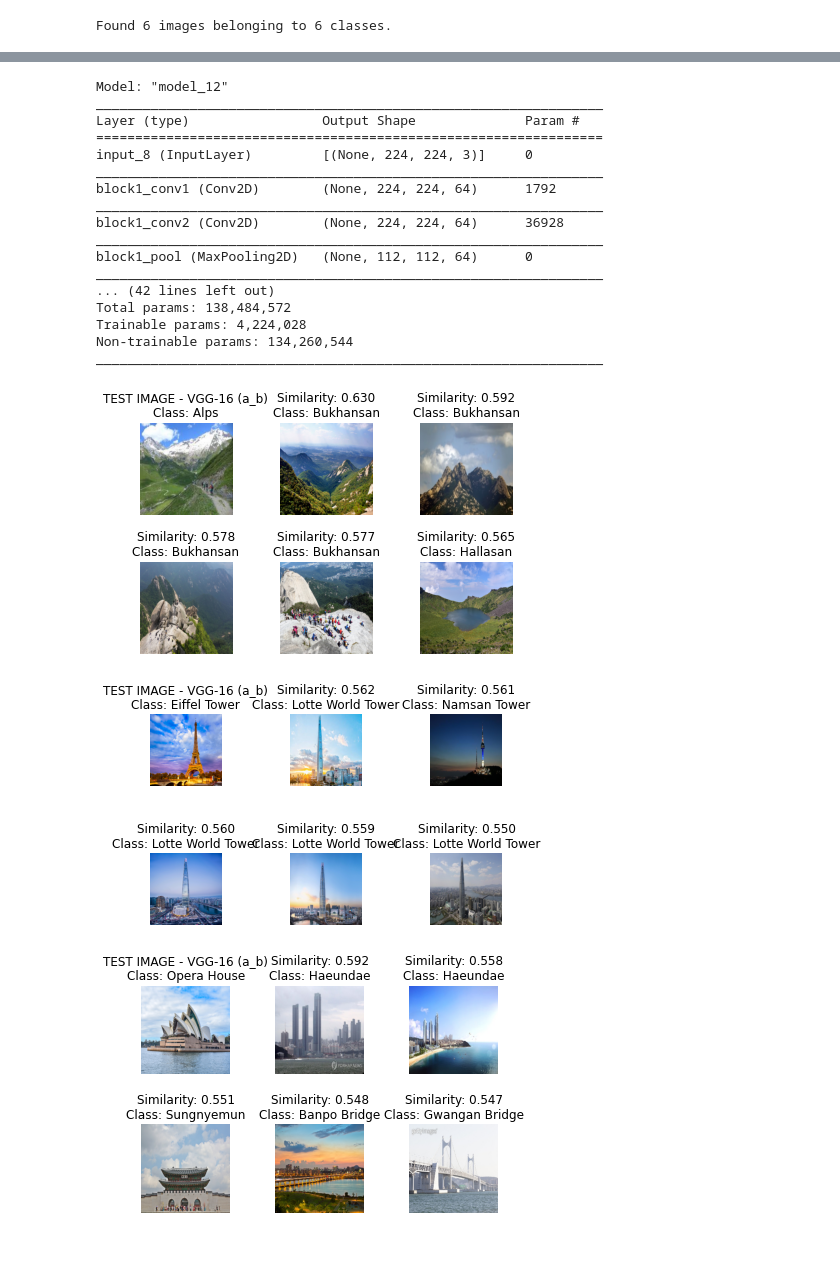
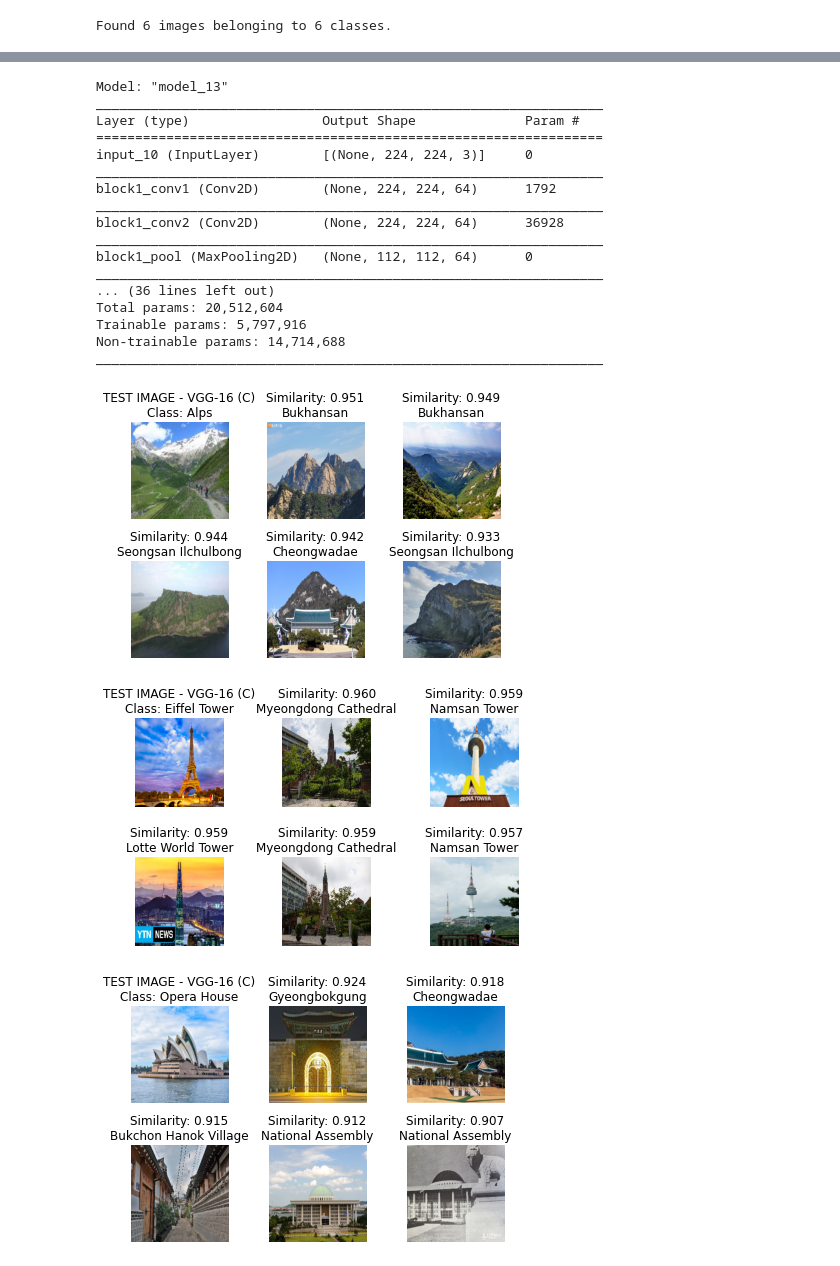
Before and after one commit to wa976/DL_teamproject, a Jupyter notebook: project3_final.ipynb, the cells around one changed output, grey strips where cells are left out. Drawn from its saved outputs; the diff is of its cells as text; code cells hidden in the pictures.

```diff
--- a/project3_final.ipynb
+++ b/project3_final.ipynb
@@ -512,0 +238,19 @@ All files added.
+# %%
+from tensorflow.keras import models
+from tensorflow.keras import layers
+
+model = models.Sequential()
+model.add(vgg16)
+model.add(layers.Flatten())
+model.add(layers.Dense(4096, activation='relu'))
+model.add(layers.Dense(1024, activation='relu'))
+model.add(layers.Dense(28, activation='softmax'))
+# %%
+model.compile(optimizer='adam', loss='categorical_crossentropy', metrics=['accuracy'])
+# %%
+model.fit_generator(train_generator,
+                    epochs=epochs,
+                    steps_per_epoch=num_of_train_samples // batch_size,
+                    validation_data=valid_generator,
+                    validation_steps=num_of_valid_samples // batch_size
+                    )
@@ -525,13 +978,13 @@ Found 6 images belonging to 6 classes.
 # %%
-# Get similar images of test images for VGG-16 (a_a)
+# Get similar images of test images for VGG-16 (A)
 
-vgg_model_a = getVGG16Model(lastFourTrainable=False)
-vgg_model_a.load_weights('/content/gdrive/My Drive/deeplearning/project/model_vgg_nontrainable.h5')
-feature_model_vgg_a_a = Model(inputs=vgg_model_a.input, outputs=vgg_model_a.get_layer('new_fc').output)
+vgg_model_A = getVGG16Model(lastFourTrainable=False)
+vgg_model_A.load_weights('/content/gdrive/My Drive/deeplearning/project/model_vgg_A.h5')
+feature_model_vgg_A = Model(inputs=vgg_model_A.input, outputs=vgg_model_A.get_layer('fc1').output)
 
-df = pd.read_pickle('/content/gdrive/My Drive/deeplearning/project/features_vgg_a_a.pickle')
+df = pd.read_pickle('/content/gdrive/My Drive/deeplearning/project/features_vgg_A.pickle')
 
 
 for file in feature_test_files:
-  getSimilarImages(file, df, feature_model_vgg_a_a, 'VGG-16 (a_a)')
+  getSimilarImages(file, df, feature_model_vgg_A, 'VGG-16 (A)')
 # %% [output]
@@ -561,33 +1014,33 @@ _________________________________________________________________
 # %%
-# Get similar images of test images for VGG-16 (a_b)
+# Get similar images of test images for VGG-16 (C)
 
-vgg_model_a = getVGG16Model(lastFourTrainable=False)
-vgg_model_a.load_weights('/content/gdrive/My Drive/deeplearning/project/model_vgg_nontrainable.h5')
-feature_model_vgg_a_b = Model(inputs=vgg_model_a.input, outputs=vgg_model_a.get_layer('fc2').output)
+vgg_model_C = getVGG16Model_GAP()
+vgg_model_C.load_weights('/content/gdrive/My Drive/deeplearning/project/model_vgg_C.h5')
+feature_model_vgg_C = Model(inputs=vgg_model_C.input, outputs=vgg_model_C.get_layer('dense').output)
 
-df = pd.read_pickle('/content/gdrive/My Drive/deeplearning/project/features_vgg_a_b.pickle')
+df = pd.read_pickle('/content/gdrive/My Drive/deeplearning/project/features_vgg_C.pickle')
 
 
 for file in feature_test_files:
-  getSimilarImages(file, df, feature_model_vgg_a_b, 'VGG-16 (a_b)')
+  getSimilarImages(file, df, feature_model_vgg_C, 'VGG-16 (C)')
 # %% [output]
-Model: "model_12"
+Model: "model_13"
 _________________________________________________________________
 Layer (type)                 Output Shape              Param #
 =================================================================
-input_8 (InputLayer)         [(None, 224, 224, 3)]     0
+input_10 (InputLayer)        [(None, 224, 224, 3)]     0
 _________________________________________________________________
 block1_conv1 (Conv2D)        (None, 224, 224, 64)      1792
 _________________________________________________________________
 block1_conv2 (Conv2D)        (None, 224, 224, 64)      36928
 _________________________________________________________________
 block1_pool (MaxPooling2D)   (None, 112, 112, 64)      0
 _________________________________________________________________
-... (42 lines left out)
-Total params: 138,484,572
-Trainable params: 4,224,028
-Non-trainable params: 134,260,544
+... (36 lines left out)
+Total params: 20,512,604
+Trainable params: 5,797,916
+Non-trainable params: 14,714,688
 _________________________________________________________________
-[figure, old version]
+[figure, new version]
-[figure, old version]
+[figure, new version]
-[figure, old version]
+[figure, new version]
```
Also changed, not shown: parts of 82 cells of this notebook.
